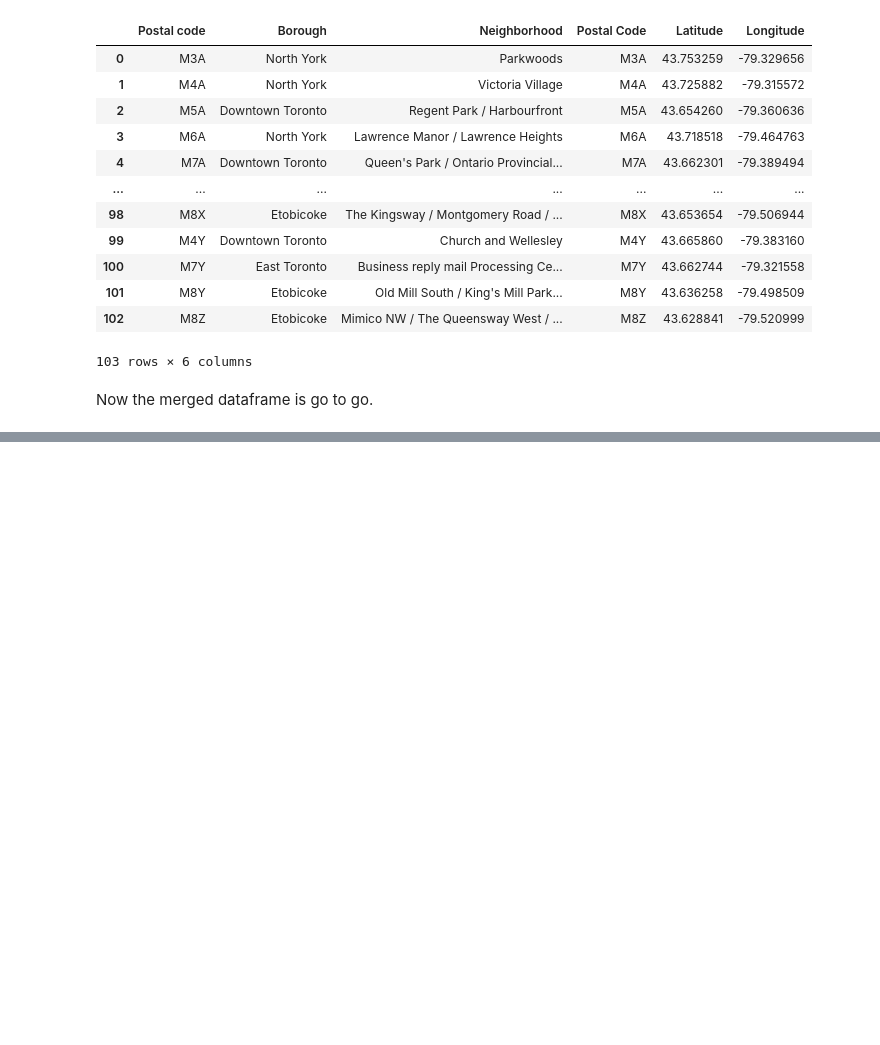
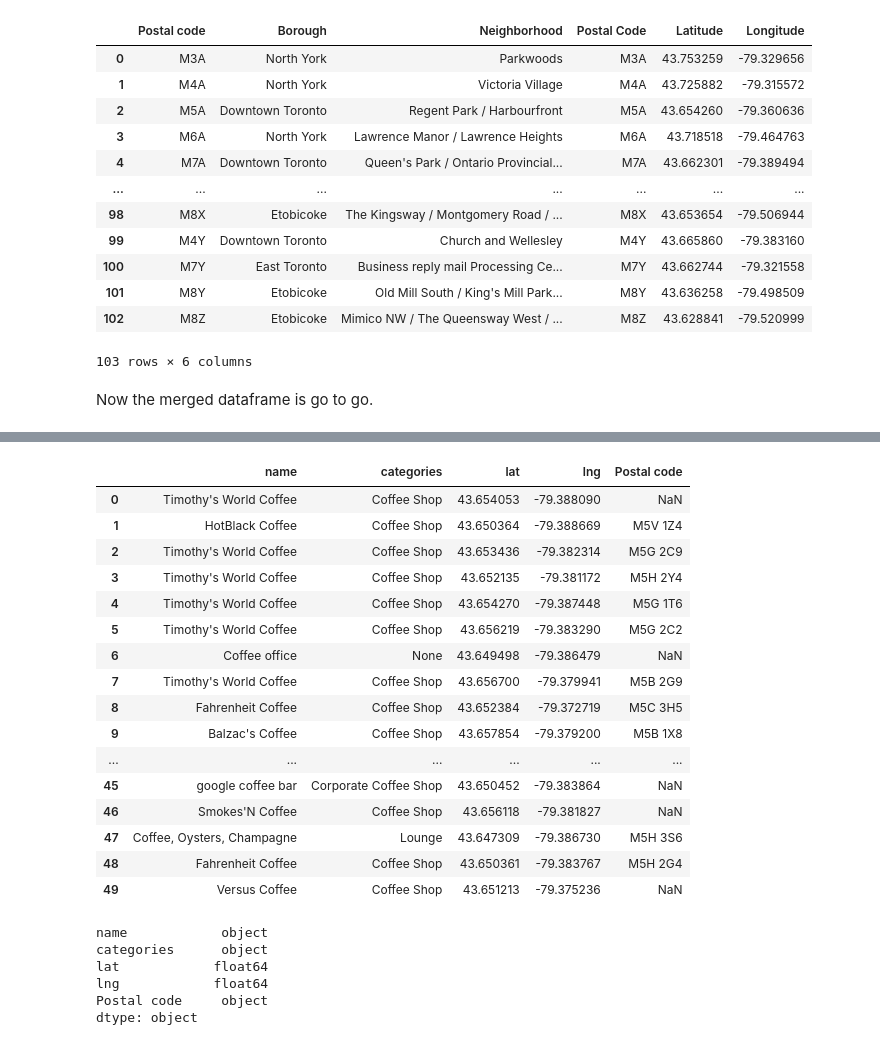
Before and after one commit to igcodinap/Toronto-Neighborhoods, a Jupyter notebook: Toronto Neighborhoods.ipynb, the cells around one changed output, grey strips where cells are left out. Drawn from its saved outputs; the diff is of its cells as text; code cells hidden in the pictures; blank space fills up the shorter version.

```diff
--- a/Toronto Neighborhoods.ipynb
+++ b/Toronto Neighborhoods.ipynb
@@ -130,0 +210,45 @@ Now the merged dataframe is go to go.
+# %%
+curated_df = nearby_venues.drop(labels = ['id', 'referralId', 'hasPerk', 'location.address', 'location.labeledLatLngs', 'location.distance', 'location.cc', 'location.city', 'location.country', 'location.formattedAddress', 'location.crossStreet', 'location.neighborhood', 'venuePage.id', 'location.state'], axis = 1)
+curated_df = curated_df.rename(columns={'location.lat': 'lat', 'location.lng': 'lng', 'location.postalCode': 'Postal code'})
+# %%
+def get_category_type(row):
+    try:
+        categories_list = row['categories']
+    except:
+        categories_list = row['venue.categories']
+
+    if len(categories_list) == 0:
+        return None
+    else:
+        return categories_list[0]['name']
+# %%
+curated_df['categories'] = curated_df.apply(get_category_type, axis=1)
+# %%
+curated_df
+# %% [output]
+|  | name | categories | lat | lng | Postal code |
+| 0 | Timothy's World Coffee | Coffee Shop | 43.654053 | -79.388090 | NaN |
+| 1 | HotBlack Coffee | Coffee Shop | 43.650364 | -79.388669 | M5V 1Z4 |
+| 2 | Timothy's World Coffee | Coffee Shop | 43.653436 | -79.382314 | M5G 2C9 |
+| 3 | Timothy's World Coffee | Coffee Shop | 43.652135 | -79.381172 | M5H 2Y4 |
+| 4 | Timothy's World Coffee | Coffee Shop | 43.654270 | -79.387448 | M5G 1T6 |
+| 5 | Timothy's World Coffee | Coffee Shop | 43.656219 | -79.383290 | M5G 2C2 |
+| 6 | Coffee office | None | 43.649498 | -79.386479 | NaN |
+| 7 | Timothy's World Coffee | Coffee Shop | 43.656700 | -79.379941 | M5B 2G9 |
+| 8 | Fahrenheit Coffee | Coffee Shop | 43.652384 | -79.372719 | M5C 3H5 |
+| 9 | Balzac's Coffee | Coffee Shop | 43.657854 | -79.379200 | M5B 1X8 |
+| ... | ... | ... | ... | ... | ... |
+| 45 | google coffee bar | Corporate Coffee Shop | 43.650452 | -79.383864 | NaN |
+| 46 | Smokes'N Coffee | Coffee Shop | 43.656118 | -79.381827 | NaN |
+| 47 | Coffee, Oysters, Champagne | Lounge | 43.647309 | -79.386730 | M5H 3S6 |
+| 48 | Fahrenheit Coffee | Coffee Shop | 43.650361 | -79.383767 | M5H 2G4 |
+| 49 | Versus Coffee | Coffee Shop | 43.651213 | -79.375236 | NaN |
+# %%
+curated_df.dtypes
+# %% [output]
+name            object
+categories      object
+lat            float64
+lng            float64
+Postal code     object
+dtype: object
```
Also changed, not shown: parts of 16 cells of this notebook.
